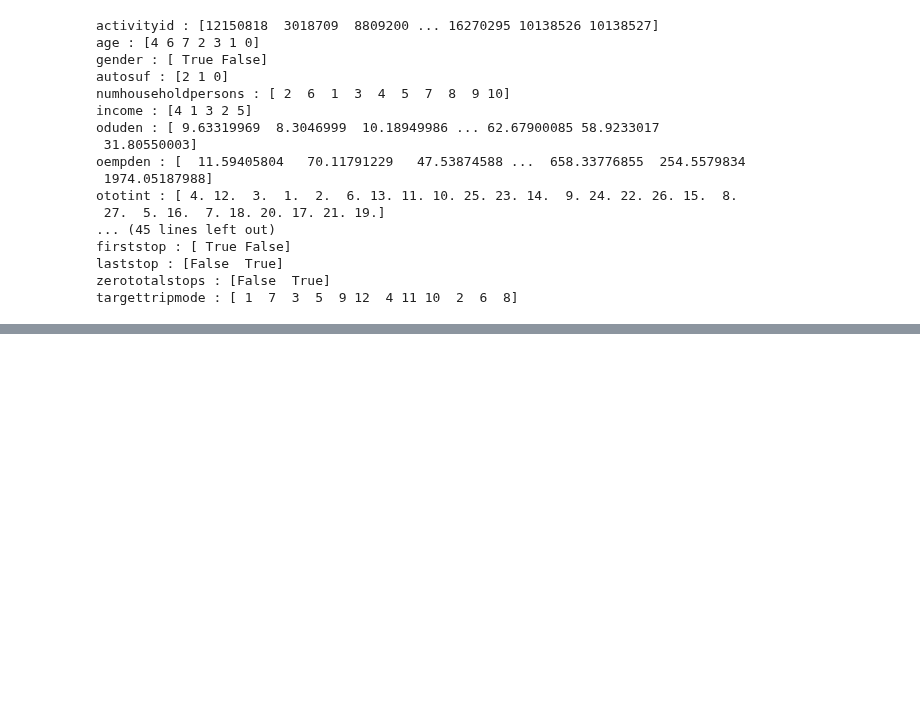
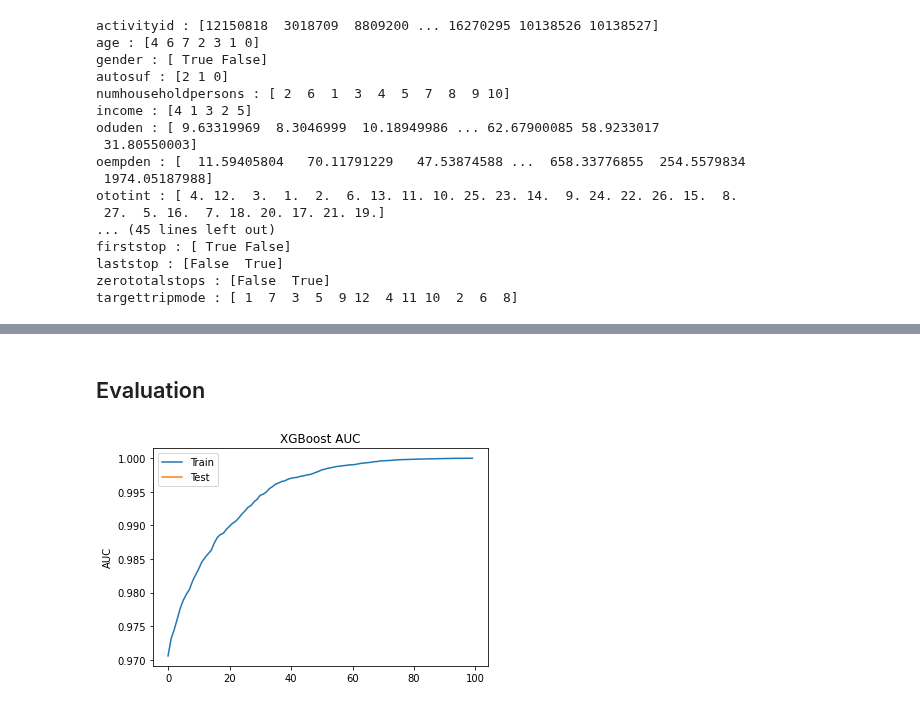
Before and after one commit to lkuwahara/DSC180B-B05, a Jupyter notebook: data_exploration_sophia.ipynb, the cells around one changed output, grey strips where cells are left out. Drawn from its saved outputs; the diff is of its cells as text; code cells hidden in the pictures; blank space fills up the shorter version.

Commit message:
addded model building

```diff
--- a/data_exploration_sophia.ipynb
+++ b/data_exploration_sophia.ipynb
@@ -79,0 +274,4 @@ targettripmode : [ 1  7  3  5  9 12  4 11 10  2  6  8]
+# %%
+# use weights on tourmode, which will weight more on walk time - could show how much more inconvenient it is to walk/not
+subset = data_encoded.sample(n=10000, weights='walkttime', random_state=1)
+subset
@@ -79,0 +292,8 @@ targettripmode : [ 1  7  3  5  9 12  4 11 10  2  6  8]
+# %%
+# rearrange into data array for training
+data_array = subset.values
+
+X = data_array[:, 0:(data_array.shape[1]-1)]
+Y = data_array[:,(data_array.shape[1]-1)]
+print(X)
+print(Y)
@@ -79,0 +317,8 @@ targettripmode : [ 1  7  3  5  9 12  4 11 10  2  6  8]
+# %%
+# split into train and test sets
+
+from sklearn.model_selection import train_test_split
+from sklearn.metrics import accuracy_score, confusion_matrix
+from xgboost import XGBClassifier
+
+X_train, X_test, y_train, y_test = train_test_split(X, Y, test_size=0.2, random_state=123)
@@ -79,0 +335,4 @@ targettripmode : [ 1  7  3  5  9 12  4 11 10  2  6  8]
+# %%
+# build xgboost classifier for multiclassification
+xgb_model = XGBClassifier(objective='multi:softmax',eval_metric='auc',use_label_encoder=False)
+xgb_model.fit(X_train, y_train, eval_set=[(X_train,y_train),(X_test,y_test)],verbose=0)
@@ -79,0 +387,19 @@ targettripmode : [ 1  7  3  5  9 12  4 11 10  2  6  8]
+# %% [markdown]
+## Evaluation
+# %%
+# plot training and teating accuracies
+
+import matplotlib.pyplot as plt
+results = xgb_model.evals_result()
+epochs = len(results['validation_0']['auc'])
+x_axis = range(0, epochs)
+
+fig, ax = plt.subplots()
+ax.plot(x_axis, results['validation_0']['auc'], label='Train')
+ax.plot(x_axis,results['validation_1']['auc'], label='Test')
+ax.legend()
+plt.ylabel('AUC')
+plt.title('XGBoost AUC')
+plt.show()
+# %% [output]
+[figure, added]
```
Also changed, not shown: parts of 17 cells of this notebook.
